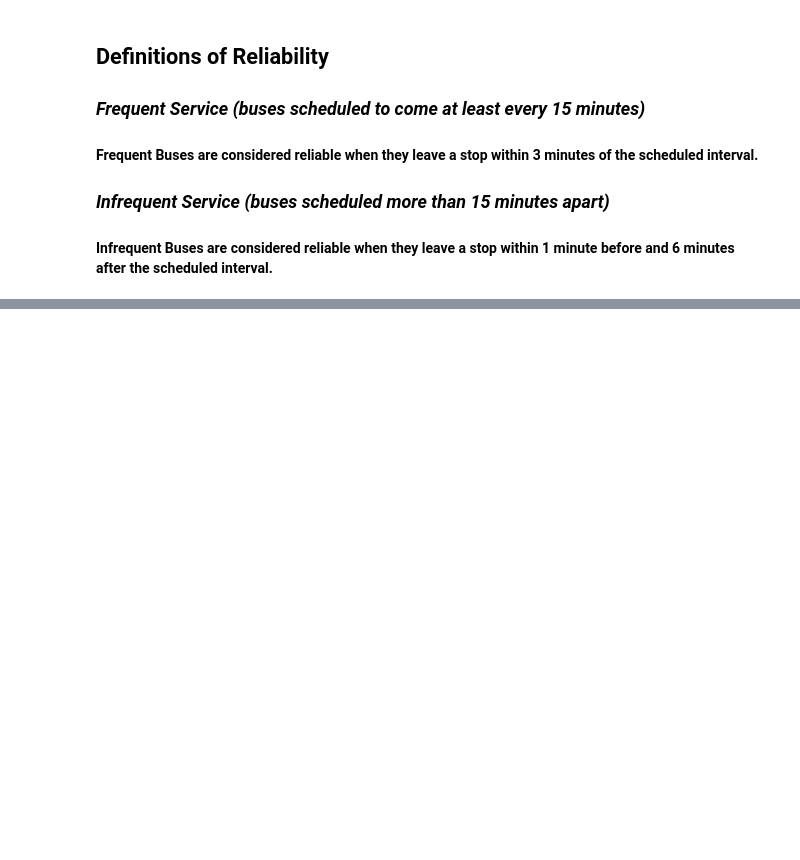
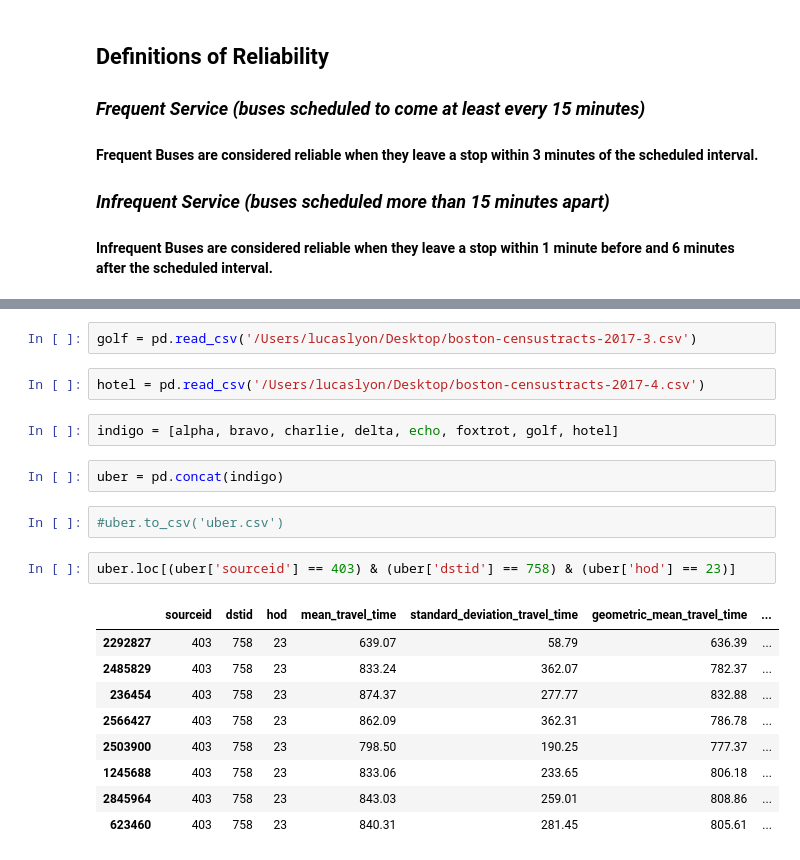
Before and after one commit to RadiationMiners/bostonubertraffic, a Jupyter notebook: corrAnalysis.ipynb, the cells around one changed output, grey strips where cells are left out. Saved outputs shown, nothing was run; the diff lists cells and outputs as text; blank space fills up the shorter version.

```diff
--- a/corrAnalysis.ipynb
+++ b/corrAnalysis.ipynb
@@ -29,0 +66,22 @@ busDf.size
+# %%
+golf = pd.read_csv('/Users/lucaslyon/Desktop/boston-censustracts-2017-3.csv')
+# %%
+hotel = pd.read_csv('/Users/lucaslyon/Desktop/boston-censustracts-2017-4.csv')
+# %%
+indigo = [alpha, bravo, charlie, delta, echo, foxtrot, golf, hotel]
+# %%
+uber = pd.concat(indigo)
+# %%
+#uber.to_csv('uber.csv')
+# %%
+uber.loc[(uber['sourceid'] == 403) & (uber['dstid'] == 758) & (uber['hod'] == 23)]
+# %% [output]
+|  | sourceid | dstid | hod | mean_travel_time | standard_deviation_travel_time | geometric_mean_travel_time | ... |
+| 2292827 | 403 | 758 | 23 | 639.07 | 58.79 | 636.39 | ... |
+| 2485829 | 403 | 758 | 23 | 833.24 | 362.07 | 782.37 | ... |
+| 236454 | 403 | 758 | 23 | 874.37 | 277.77 | 832.88 | ... |
+| 2566427 | 403 | 758 | 23 | 862.09 | 362.31 | 786.78 | ... |
+| 2503900 | 403 | 758 | 23 | 798.50 | 190.25 | 777.37 | ... |
+| 1245688 | 403 | 758 | 23 | 833.06 | 233.65 | 806.18 | ... |
+| 2845964 | 403 | 758 | 23 | 843.03 | 259.01 | 808.86 | ... |
+| 623460 | 403 | 758 | 23 | 840.31 | 281.45 | 805.61 | ... |
```
Also changed, not shown: parts of 11 cells of this notebook.
